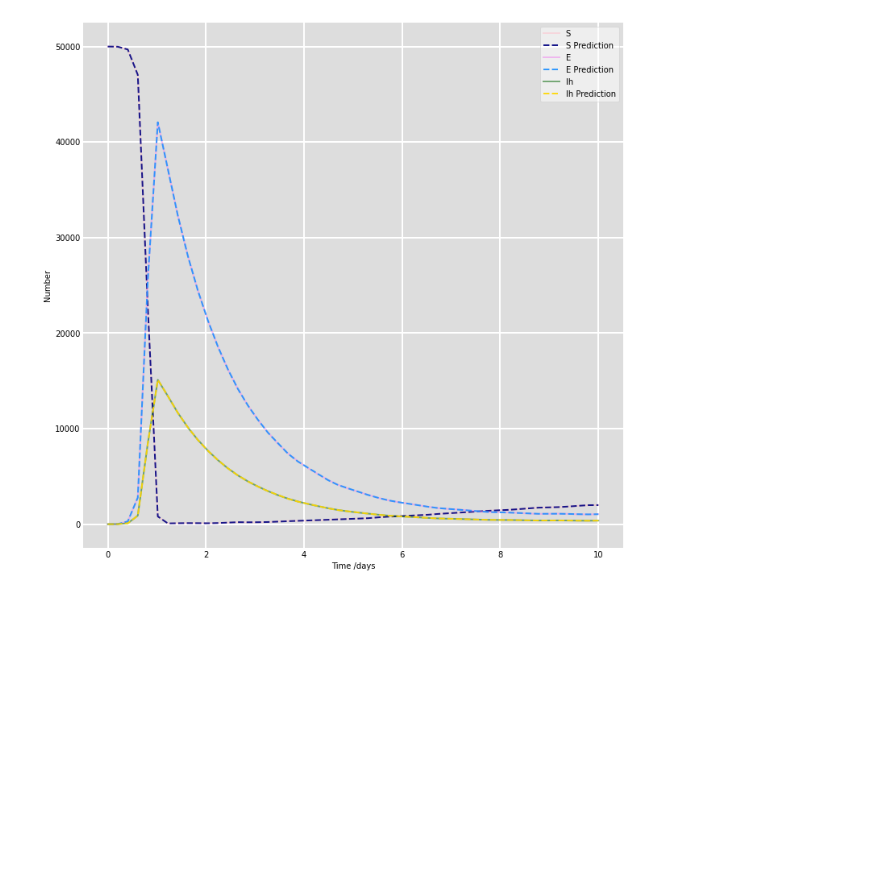
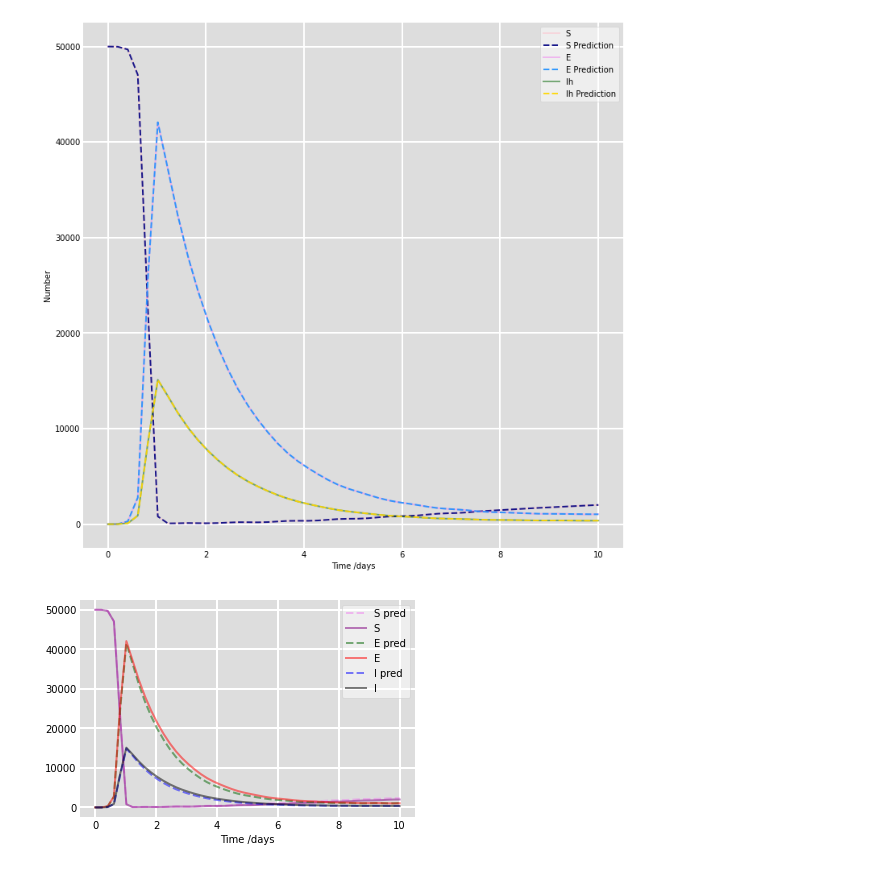
Before and after one commit to Shaier/DINN, a Jupyter notebook: Diseases/measles/measles.ipynb, the cells around one changed output. Cells and saved outputs as stored; diff of their text form; code cells hidden in the pictures; blank space fills up the shorter version.

```diff
--- a/Diseases/measles/measles.ipynb
+++ b/Diseases/measles/measles.ipynb
@@ -339,58 +353,68 @@ print('tao: ', round((0.58-round(dinn.tao.item(),2))/0.58,2)*100,'%')
 # %%
 #vaccination!
 
 import numpy as np
 from scipy.integrate import odeint
 import matplotlib.pyplot as plt
 
-# Initial number of infected individuals, I0
+# Initial conditions
+S0 = 5e4
+E0 = 0
 I0 = 1
-# Everyone else, S0, is susceptible to infection initially.
-S0 = 2000
-# Contact rate, beta, and mean recovery rate, mu.
-beta, mu = dinn.beta, dinn.mu
+N = S0 + E0 + I0
+
 # A grid of time points (in days)
-t = np.linspace(0, 3, 100)
+t = np.linspace(0, 10, 50)
+
 #parameters
-u = dinn.u
-tao = dinn.tao
-alpha1 = dinn.alpha1
-alpha2 = dinn.alpha2
+mu = dinn.mu
+beta0 = 0.0010107 * N
+beta1 = dinn.beta1
+gamma = dinn.gamma
+sigma = dinn.sigma
 
 # The SIR model differential equations.
-def deriv(y, t, beta, mu, u, tao, alpha1, alpha2):
-    S, I = y
-    dSdt = -beta * S * I + u * (t > tao) * alpha1 * (-S)
-    dIdt = beta * S * I - mu * I + u * (t > tao) * alpha2 * (-I)
-    return dSdt, dIdt
+def deriv(y, t, N, mu, beta0, beta1, gamma, sigma):
+    S, E, I = y
+    beta = beta0 * (1 + beta1 * np.cos(2 * np.pi * t))
 
-#add u = 0.5, get the corresponding tao, generate the SI data
-# learn u (self.u), the corresponding tao (self.tao)
+    dSdt = mu * (N - S) - (beta * S * I)/N
+    dEdt = (beta * S * I)/N - (mu * sigma) * E
+    dIdt = sigma * E - (mu + gamma) * I
+
+    return dSdt, dEdt, dIdt
+
 
 # Initial conditions vector
-y0 = S0, I0
+y0 = S0, E0, I0
 # Integrate the SIR equations over the time grid, t.
-ret = odeint(deriv, y0, t, args=(beta, mu, u, tao, alpha1, alpha2))
-S, I = ret.T
+ret = odeint(deriv, y0, t, args=(N, mu, beta0, beta1, gamma, sigma))
+S, E, I = ret.T
 
 # Plot the data on two separate curves for S(t), I(t)
 fig = plt.figure(facecolor='w')
 ax = fig.add_subplot(111, facecolor='#dddddd', axisbelow=True)
-ax.plot(tSI_vaccination_data[0], tSI_vaccination_data[1], 'navy', alpha=0.9, lw=2, label='Actual Susceptible')
-ax.plot(t, S, 'violet', alpha=0.5, lw=2, label='Learnable Param Susceptible', linestyle='dashed')
-ax.plot(tSI_vaccination_data[0], tSI_vaccination_data[2], 'dodgerblue', alpha=0.9, lw=2, label='Actual Infected')
-ax.plot(t, I, 'darkgreen', alpha=0.5, lw=2, label='Learnable Param Infected', linestyle='dashed')
+ax.plot(t, S, 'violet', alpha=0.5, lw=2, label='S pred', linestyle='dashed')
+ax.plot(measles_data[0], measles_data[1], 'purple', alpha=0.5, lw=2, label='S')
+
+ax.plot(t, E, 'darkgreen', alpha=0.5, lw=2, label='E pred', linestyle='dashed')
+ax.plot(measles_data[0], measles_data[2], 'red', alpha=0.5, lw=2, label='E')
+
+ax.plot(t, I, 'blue', alpha=0.5, lw=2, label='I pred', linestyle='dashed')
+ax.plot(measles_data[0], measles_data[3], 'black', alpha=0.5, lw=2, label='I')
+
+
 ax.set_xlabel('Time /days')
-#ax.set_ylabel('Number (1000s)')
-#ax.set_ylim(0,1.2)
 ax.yaxis.set_tick_params(length=0)
 ax.xaxis.set_tick_params(length=0)
 ax.grid(b=True, which='major', c='w', lw=2, ls='-')
 legend = ax.legend()
 legend.get_frame().set_alpha(0.5)
 for spine in ('top', 'right', 'bottom', 'left'):
     ax.spines[spine].set_visible(False)
 plt.show()
+# %% [output]
+[figure, added]
 # %%
 #calculate relative MSE loss
 import math
```
Also changed, not shown: parts of 6 cells of this notebook, 17 other files.
